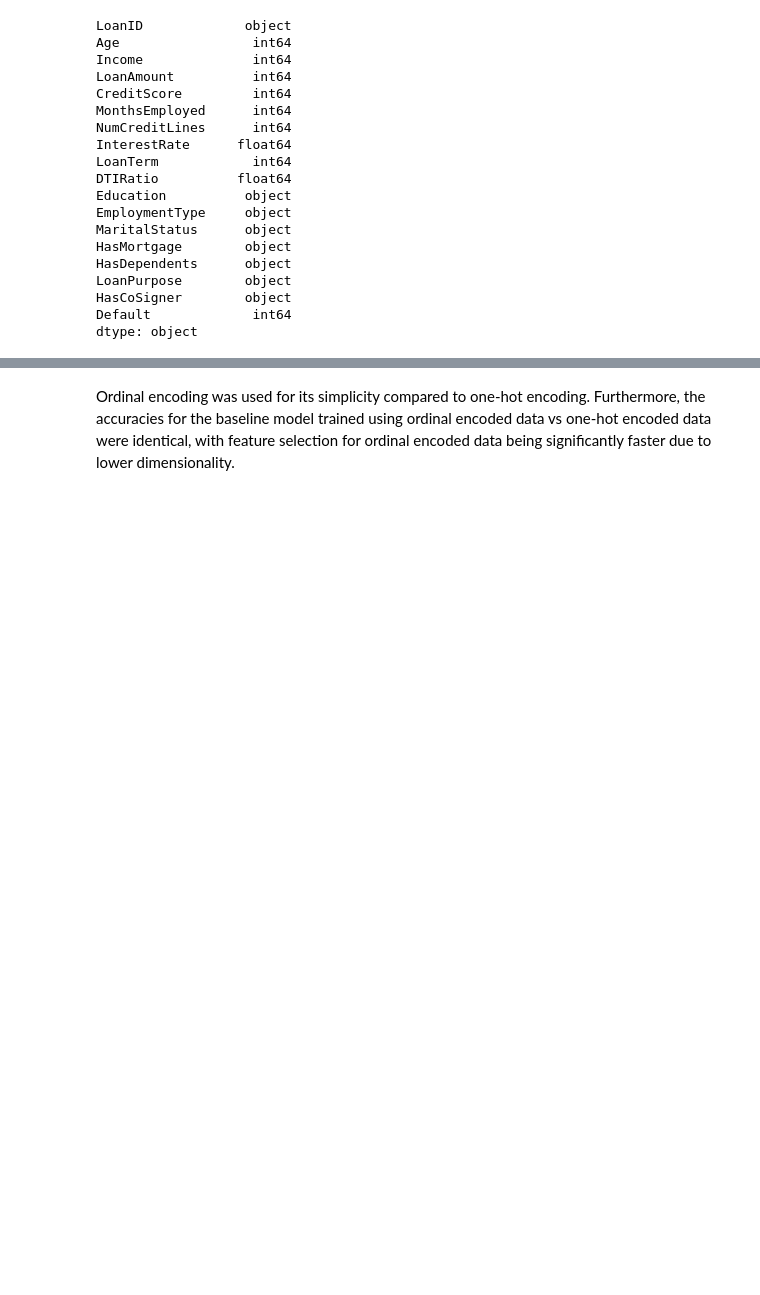
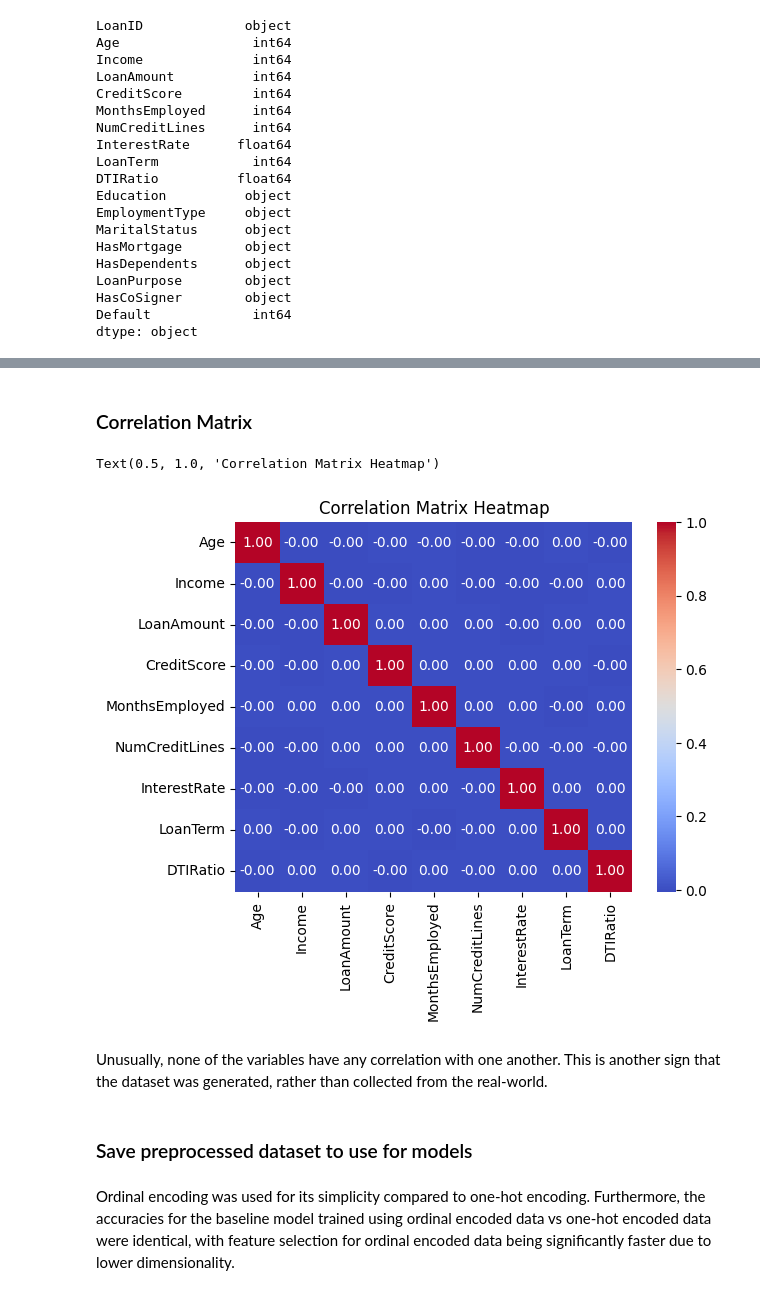
Before and after one commit to jwinn19464/DataSci-Project, a Jupyter notebook: proj_preprocessing.ipynb, the cells around one changed output, grey strips where cells are left out. Cells and saved outputs as stored; diff of their text form; code cells hidden in the pictures; blank space fills up the shorter version.

```diff
--- a/proj_preprocessing.ipynb
+++ b/proj_preprocessing.ipynb
@@ -231,3 +324,17 @@ NameError: name 'df' is not defined
+# %% [markdown]
+### Correlation Matrix
+# %%
+# Calculate and visualize the correlation matrix
+corr_matrix = df[numerical_features].corr()
+sns.heatmap(corr_matrix, annot=True, cmap='coolwarm', fmt='.2f')
+plt.title('Correlation Matrix Heatmap')
+# %% [output]
+Text(0.5, 1.0, 'Correlation Matrix Heatmap')
+[figure, added]
+# %% [markdown]
+Unusually, none of the variables have any correlation with one another. This is another sign that the dataset was generated, rather than collected from the real-world.
+# %% [markdown]
+### Save preprocessed dataset to use for models
 # %%
 df_ordinal.to_csv('./preprocessed_data.csv')
 # %% [markdown]
```
Also changed, not shown: parts of 48 cells of this notebook.
